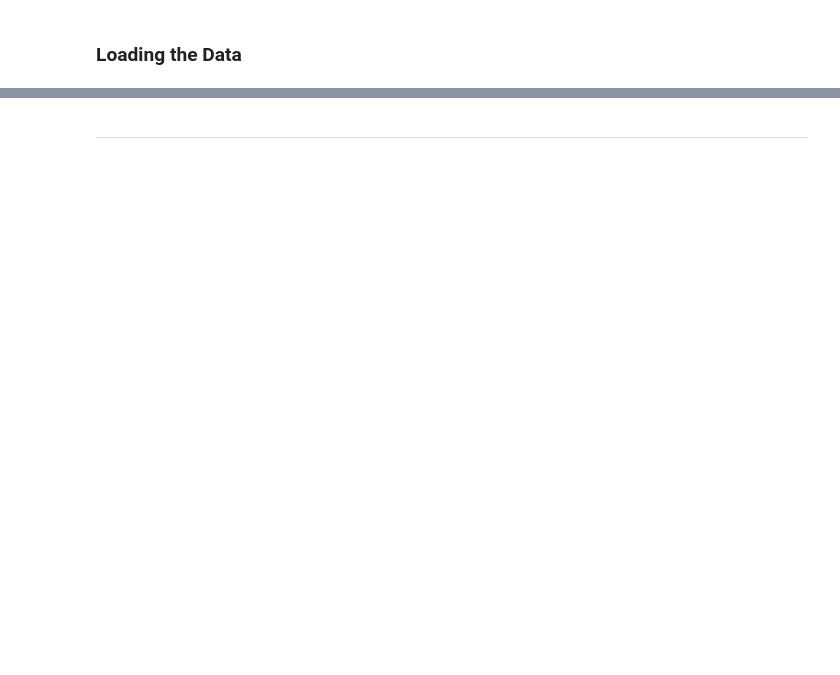
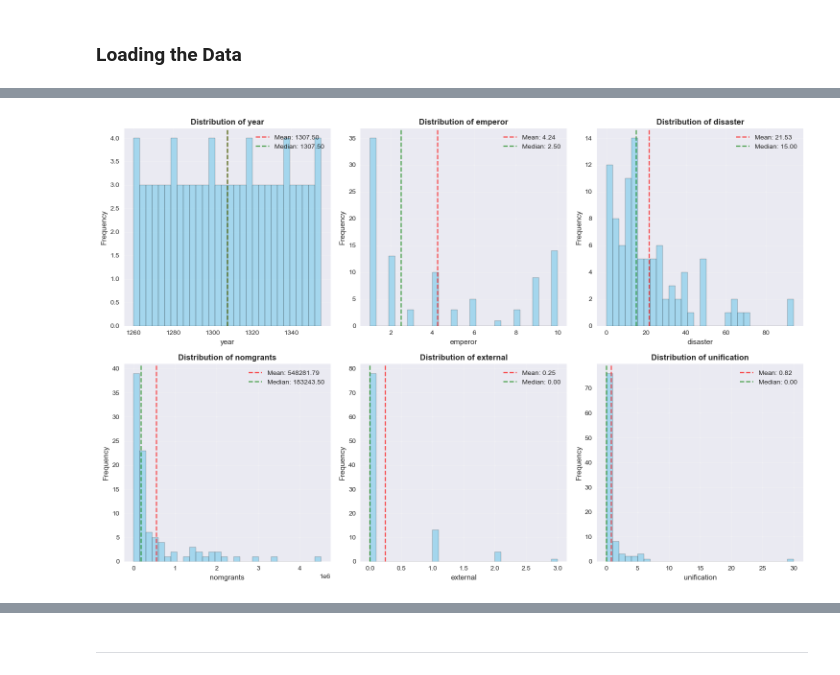
Before and after one commit to Yahya-Khan76/Inflation-From-the-past-to-present, a Jupyter notebook: 50295.ipynb, the cells around one changed output, grey strips where cells are left out. Drawn from its saved outputs; the diff is of its cells as text; code cells hidden in the pictures; blank space fills up the shorter version.

Commit message:
Update analysis: improved models, enhanced visualizations, and professional documentation

```diff
--- a/50295.ipynb
+++ b/50295.ipynb
@@ -128,0 +149,13 @@ It will be interesting to see how cpi correlates with number of wars as we conti
+# %%
+# Analyse key numerical variables
+numerical_cols = df.select_dtypes(include=[np.number]).columns.tolist()
+
+print("=== NUMERICAL VARIABLES ANALYSIS ===")
+for col in numerical_cols:
+    if col in df.columns:
+        print(f"\n{col.upper()}:")
+        print(f"  Range: {df[col].min():,.0f} - {df[col].max():,.0f}")
+        print(f"  Mean: {df[col].mean():,.2f}")
+        print(f"  Median: {df[col].median():,.2f}")
+        print(f"  Standard Deviation: {df[col].std():,.2f}")
+        print(f"  Unique values: {df[col].nunique()}")
@@ -128,0 +180,35 @@ It will be interesting to see how cpi correlates with number of wars as we conti
+# %%
+# Analyse distributions of key variables
+def analyse_distributions(dataframe, numerical_columns, max_cols=3):
+    """
+    Create distribution plots for numerical variables.
+    """
+    n_cols = min(len(numerical_columns), max_cols)
+    n_rows = (len(numerical_columns) + n_cols - 1) // n_cols
+
+    fig, axes = plt.subplots(n_rows, n_cols, figsize=(15, 5*n_rows))
+    axes = axes.flatten() if n_rows > 1 else [axes]
+
+    for i, col in enumerate(numerical_columns):
+        if i < len(axes):
+            # Histogram with KDE
+            axes[i].hist(dataframe[col].dropna(), bins=30, alpha=0.7, color='skyblue', edgecolor='black')
+            axes[i].axvline(dataframe[col].mean(), color='red', linestyle='--', alpha=0.7, label=f'Mean: {dataframe[col].mean():.2f}')
+            axes[i].axvline(dataframe[col].median(), color='green', linestyle='--', alpha=0.7, label=f'Median: {dataframe[col].median():.2f}')
+            axes[i].set_title(f'Distribution of {col}', fontsize=12, fontweight='bold')
+            axes[i].set_xlabel(col)
+            axes[i].set_ylabel('Frequency')
+            axes[i].legend()
+            axes[i].grid(alpha=0.3)
+
+    # Hide empty subplots
+    for i in range(len(numerical_columns), len(axes)):
+        axes[i].set_visible(False)
+
+    plt.tight_layout()
+    plt.show()
+
+# Apply distribution analysis
+analyse_distributions(df, numerical_cols[:6])
+# %% [output]
+[figure, added]
```
Also changed, not shown: parts of 107 cells of this notebook, 23 other files.
